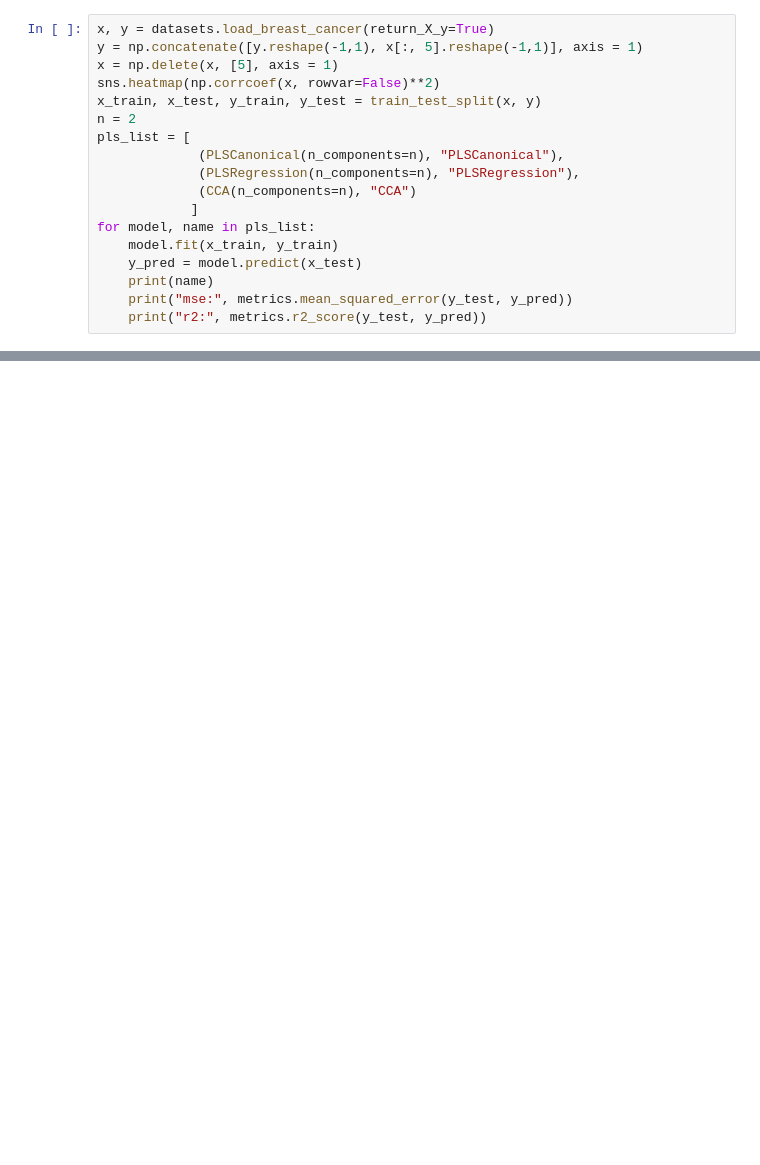
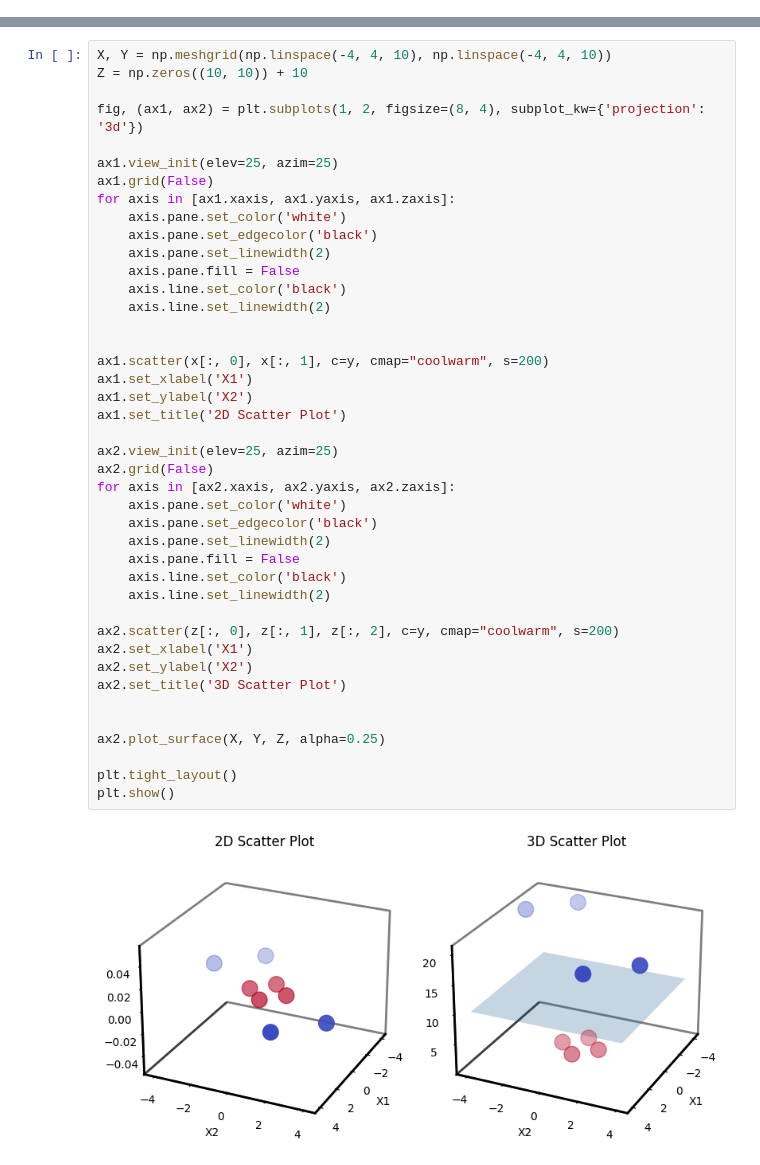
Before and after one commit to ariahosseini/TradML, a Jupyter notebook: SciKitLearn_09_ProjNine_NonLinearModels.ipynb, the cells around one changed output, grey strips where cells are left out. Drawn from its saved outputs; the diff is of its cells as text; blank space fills up the shorter version.

```diff
--- a/SciKitLearn_09_ProjNine_NonLinearModels.ipynb
+++ b/SciKitLearn_09_ProjNine_NonLinearModels.ipynb
@@ -377,18 +2,0 @@ gp.log_marginal_likelihood: -5.131637070524745
-# %%
-x, y = datasets.load_breast_cancer(return_X_y=True)
-y = np.concatenate([y.reshape(-1,1), x[:, 5].reshape(-1,1)], axis = 1)
-x = np.delete(x, [5], axis = 1)
-sns.heatmap(np.corrcoef(x, rowvar=False)**2)
-x_train, x_test, y_train, y_test = train_test_split(x, y)
-n = 2
-pls_list = [
-             (PLSCanonical(n_components=n), "PLSCanonical"),
-             (PLSRegression(n_components=n), "PLSRegression"),
-             (CCA(n_components=n), "CCA")
-            ]
-for model, name in pls_list:
-    model.fit(x_train, y_train)
-    y_pred = model.predict(x_test)
-    print(name)
-    print("mse:", metrics.mean_squared_error(y_test, y_pred))
-    print("r2:", metrics.r2_score(y_test, y_pred))
@@ -736,0 +168,44 @@ Accuracy score: 0.42
+# %%
+X, Y = np.meshgrid(np.linspace(-4, 4, 10), np.linspace(-4, 4, 10))
+Z = np.zeros((10, 10)) + 10
+
+fig, (ax1, ax2) = plt.subplots(1, 2, figsize=(8, 4), subplot_kw={'projection': '3d'})
+
+ax1.view_init(elev=25, azim=25)
+ax1.grid(False)
+for axis in [ax1.xaxis, ax1.yaxis, ax1.zaxis]:
+    axis.pane.set_color('white')
+    axis.pane.set_edgecolor('black')
+    axis.pane.set_linewidth(2)
+    axis.pane.fill = False
+    axis.line.set_color('black')
+    axis.line.set_linewidth(2)
+
+
+ax1.scatter(x[:, 0], x[:, 1], c=y, cmap="coolwarm", s=200)
+ax1.set_xlabel('X1')
+ax1.set_ylabel('X2')
+ax1.set_title('2D Scatter Plot')
+
+ax2.view_init(elev=25, azim=25)
+ax2.grid(False)
+for axis in [ax2.xaxis, ax2.yaxis, ax2.zaxis]:
+    axis.pane.set_color('white')
+    axis.pane.set_edgecolor('black')
+    axis.pane.set_linewidth(2)
+    axis.pane.fill = False
+    axis.line.set_color('black')
+    axis.line.set_linewidth(2)
+
+ax2.scatter(z[:, 0], z[:, 1], z[:, 2], c=y, cmap="coolwarm", s=200)
+ax2.set_xlabel('X1')
+ax2.set_ylabel('X2')
+ax2.set_title('3D Scatter Plot')
+
+
+ax2.plot_surface(X, Y, Z, alpha=0.25)
+
+plt.tight_layout()
+plt.show()
+# %% [output]
+[figure, added]
```
Also changed, not shown: parts of 122 cells of this notebook.
